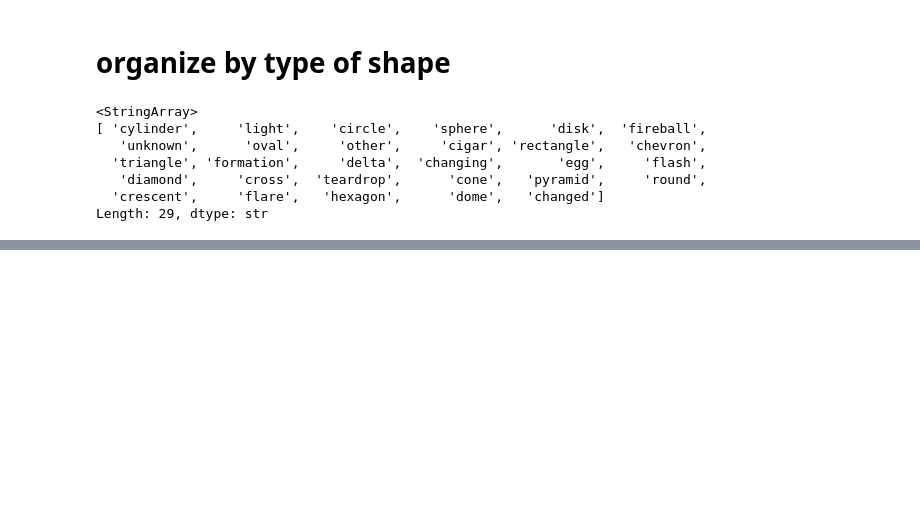
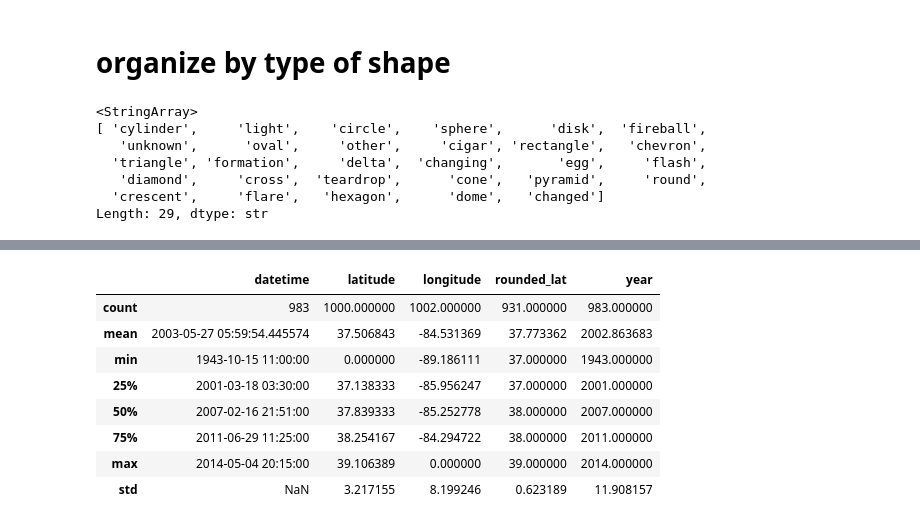
Before and after one commit to wslider/anomalous-sightings-archive, a Jupyter notebook: sightings.ipynb, the cells around one changed output, grey strips where cells are left out. Drawn from its saved outputs; the diff is of its cells as text; code cells hidden in the pictures; blank space fills up the shorter version.

```diff
--- a/sightings.ipynb
+++ b/sightings.ipynb
@@ -249,0 +301,16 @@ Name: count, dtype: int64
+# %%
+# Rank by State .. Population Weighted
+
+df_ky = df[df['state'].str.lower() == 'ky'].copy()
+
+df_ky.describe()
+# %% [output]
+|  | datetime | latitude | longitude | rounded_lat | year |
+| count | 983 | 1000.000000 | 1002.000000 | 931.000000 | 983.000000 |
+| mean | 2003-05-27 05:59:54.445574 | 37.506843 | -84.531369 | 37.773362 | 2002.863683 |
+| min | 1943-10-15 11:00:00 | 0.000000 | -89.186111 | 37.000000 | 1943.000000 |
+| 25% | 2001-03-18 03:30:00 | 37.138333 | -85.956247 | 37.000000 | 2001.000000 |
+| 50% | 2007-02-16 21:51:00 | 37.839333 | -85.252778 | 38.000000 | 2007.000000 |
+| 75% | 2011-06-29 11:25:00 | 38.254167 | -84.294722 | 38.000000 | 2011.000000 |
+| max | 2014-05-04 20:15:00 | 39.106389 | 0.000000 | 39.000000 | 2014.000000 |
+| std | NaN | 3.217155 | 8.199246 | 0.623189 | 11.908157 |
```
Also changed, not shown: parts of 4 cells of this notebook, 2 other files.
